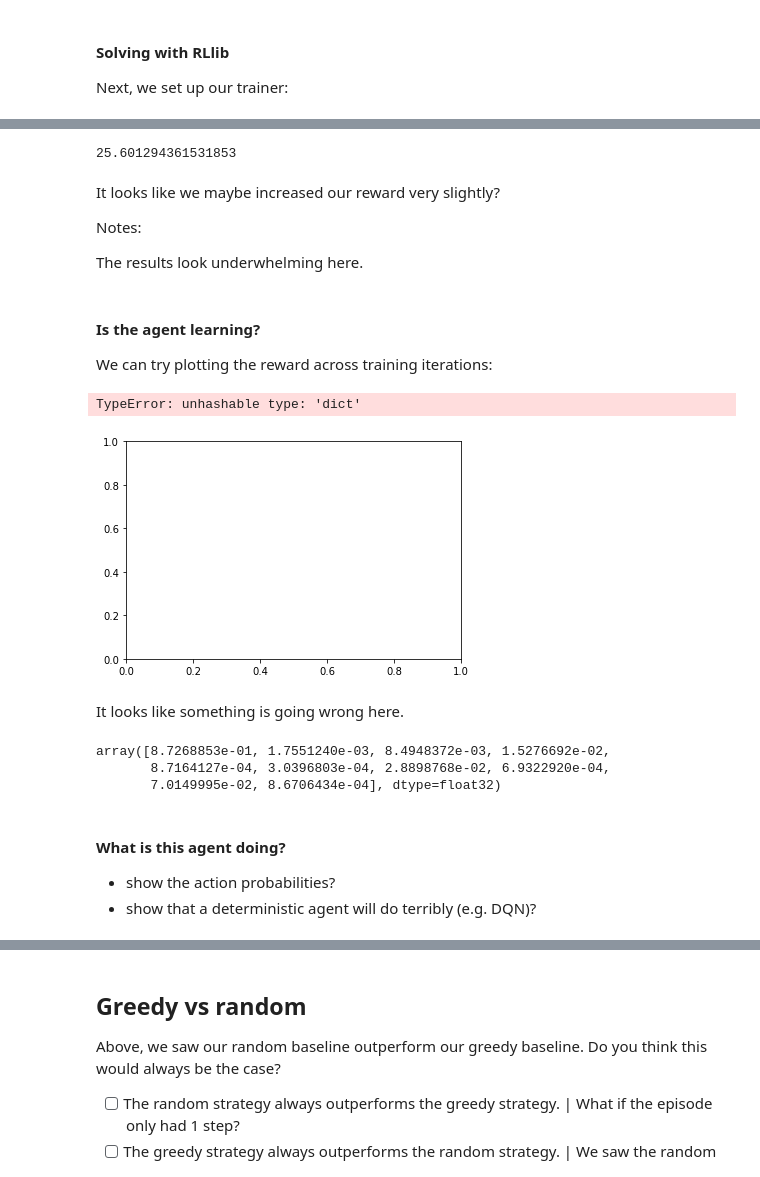
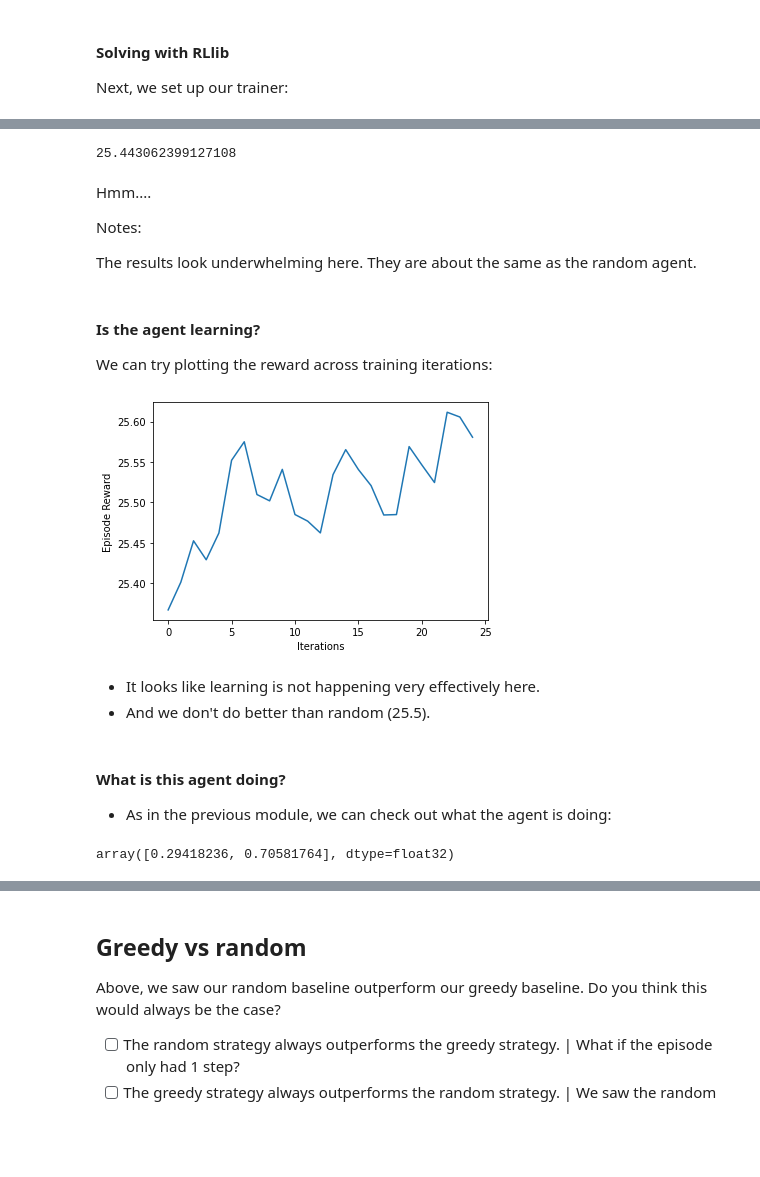
Before and after one commit to anyscale/rl-course, a Jupyter notebook: notebooks/04-application-recommender/04_03_implementing-our-env.ipynb, the cells around one changed output, grey strips where cells are left out. Cells and saved outputs as stored; diff of their text form; code cells hidden in the pictures; blank space fills up the shorter version.

```diff
--- a/notebooks/04-application-recommender/04_03_implementing-our-env.ipynb
+++ b/notebooks/04-application-recommender/04_03_implementing-our-env.ipynb
@@ -172,4 +171,10 @@ Let's test out our new environment!
 # %%
 # HIDDEN
 from envs import BasicRecommender
+# %%
+env_config = {
+    "num_candidates" : 2,
+    "alpha"          : 0.5,
+    "seed"           : 42
+}
 # %%
@@ -275,7 +294,11 @@ trainer_config = {
     "framework"             : "torch",
     "create_env_on_driver"  : True,
     "seed"                  : 0,
-    "lr"                    : 0.001
+    "lr"                    : 0.001,
+    "model"                 : {
+        "fcnet_hiddens"     : [64, 64]
+    },
+    "env_config"            : env_config
 }
 # %% [markdown]
 - The `"lr"` parameter sets the learning rate.
@@ -293,6 +323,6 @@ And then we train for 30 iterations:
 # %%
 rewards = []
-for i in range(30):
+for i in range(25):
     result = trainer.train()
     rewards.append(result["episode_reward_mean"])
 # %% [markdown]
@@ -300,13 +333,13 @@ Finally, we print out the average episode reward:
 # %%
-trainer.evaluate()["evaluation"]["episode_reward_mean"]
+trainer.evaluate(duration_fn=1000)["evaluation"]["episode_reward_mean"]
 # %% [output]
-25.601294361531853
+25.443062399127108
 # %% [markdown]
-It looks like we maybe increased our reward very slightly?
+Hmm....
 
 Notes:
 
-The results look underwhelming here.
+The results look underwhelming here. They are about the same as the random agent.
 # %% [markdown]
 #### Is the agent learning?
 
@@ -314,11 +347,18 @@ We can try plotting the reward across training iterations:
 # %%
 # HIDDEN
 import matplotlib.pyplot as plt
+plt.rcParams['font.size'] = 16
 # %%
-plt.plot(rewards)
+plt.plot(rewards);
+plt.xlabel("Iterations");
+plt.ylabel("Episode Reward");
 # %% [output]
-TypeError: unhashable type: 'dict'
-[figure, old version]
+[figure, new version]
 # %% [markdown]
-It looks like something is going wrong here.
+- It looks like learning is not happening very effectively here.
+- And we don't do better than random (25.5).
+# %% [markdown]
+#### What is this agent doing?
+
+- As in the previous module, we can check out what the agent is doing:
 # %%
@@ -325,12 +366,5 @@ It looks like something is going wrong here.
 from utils import query_policy
 # %%
-query_policy(trainer, env, np.array([0,0,0,0,0,0,0,0,0,1]), actions=[0,1,2,3,4,5,6,7,8,9])
+query_policy(trainer, env, np.array([0,1]), actions=[0,1])
 # %% [output]
-array([8.7268853e-01, 1.7551240e-03, 8.4948372e-03, 1.5276692e-02,
-       8.7164127e-04, 3.0396803e-04, 2.8898768e-02, 6.9322920e-04,
-       7.0149995e-02, 8.6706434e-04], dtype=float32)
+array([0.29418236, 0.70581764], dtype=float32)
-# %% [markdown]
-#### What is this agent doing?
-
-- show the action probabilities?
-- show that a deterministic agent will do terribly (e.g. DQN)?
```
Also changed, not shown: parts of 78 cells of this notebook, 3 other files.
